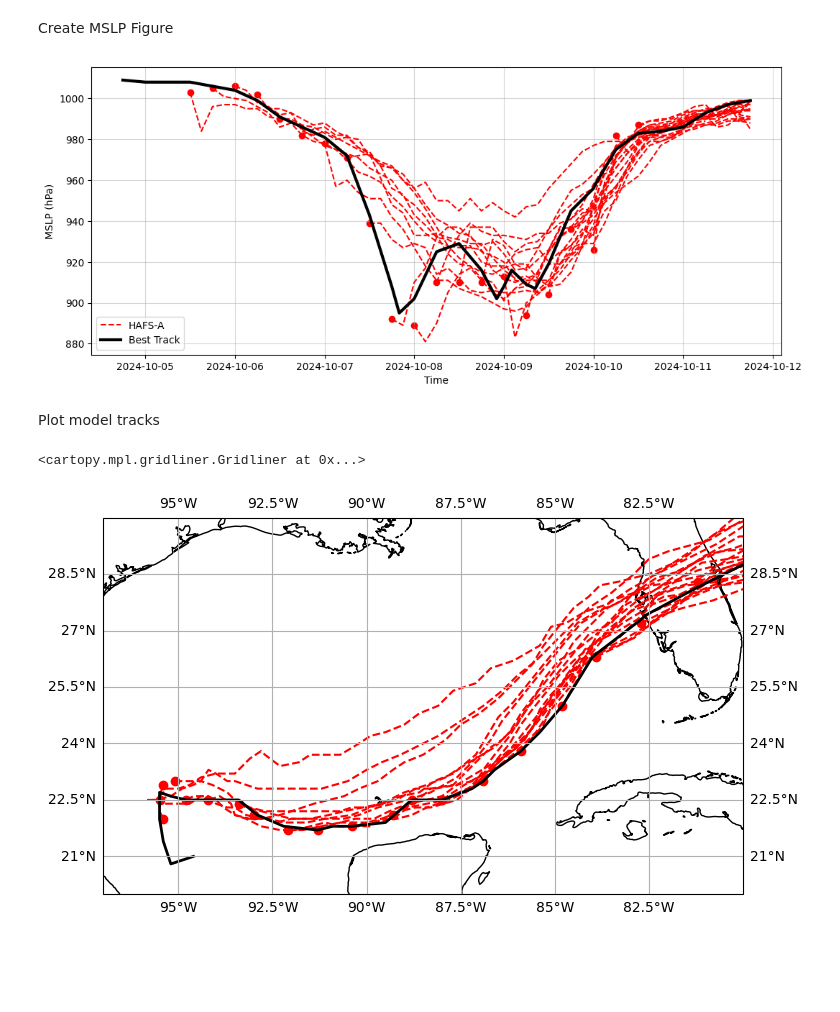
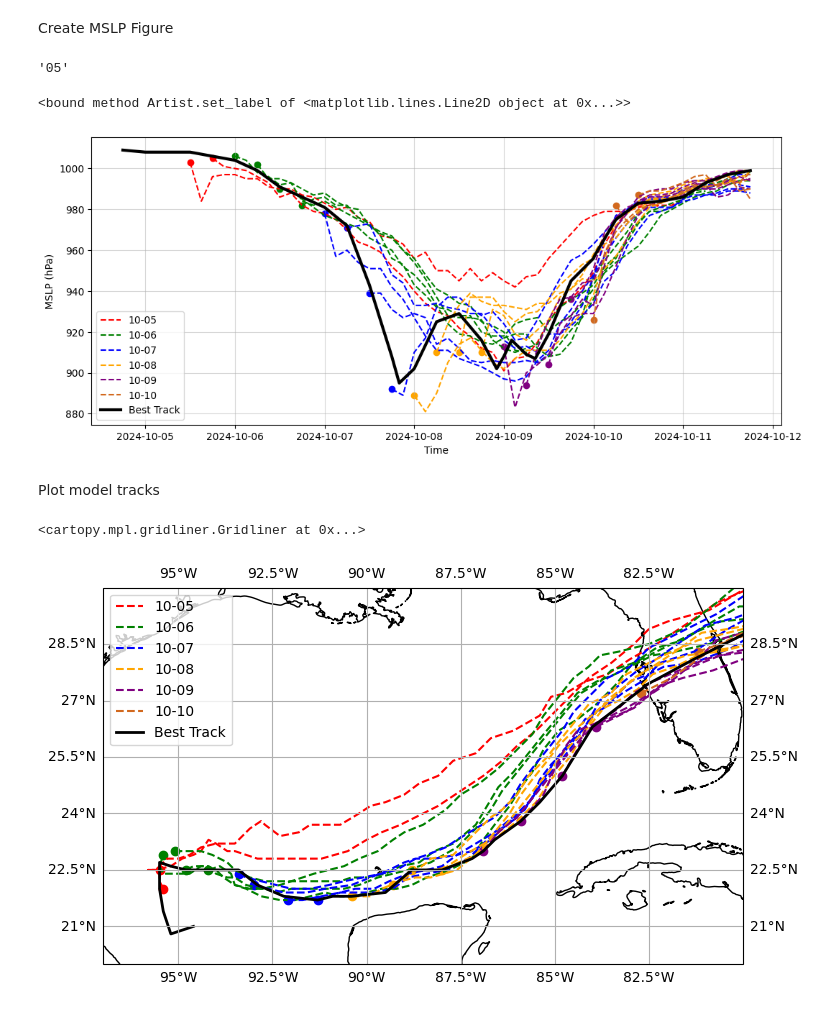
Before and after one commit to SeanBarnier/HAFS_Air-Sea, a Jupyter notebook: HAFSA_Atmosphere.ipynb, the cells around one changed output. Saved outputs shown, nothing was run; the diff lists cells and outputs as text; code cells hidden in the pictures; blank space fills up the shorter version.

Commit message:
Added color-coding to figures

```diff
--- a/HAFSA_Atmosphere.ipynb
+++ b/HAFSA_Atmosphere.ipynb
@@ -123,19 +175,33 @@ for init, fhourList in fcastTimes.items():
 # %% [markdown]
 Create MSLP Figure
+# %%
+run[6:8]
+# %% [output]
+'05'
+# %%
+mslpPlot[0].set_label
+# %% [output]
+<bound method Artist.set_label of <matplotlib.lines.Line2D object at 0x...>>
 # %%
 btDates = [dt.strptime(datetime, dateFormat) for datetime in tc.time]
 runDates = [dt.strptime(run, runFormat) for run in stormMSLP.keys()]
 stormStartMSLPs = [list(stormMSLP[key].values())[0] for key in stormMSLP.keys()]
 
+cols = {5:"red", 6:"green", 7:"blue", 8:"orange", 9:"purple", 10:"chocolate"}
+doneDays = []
+
 mslpFig = plt.figure(figsize=(12, 5))
 mslpAx = mslpFig.add_axes([0.1,0.1,0.8,0.8])
 
 for run in stormMSLP.keys():
-  if run == list(stormMSLP.keys())[0]: mslpAx.plot(stormMSLP[run].keys(), stormMSLP[run].values(), label="HAFS-A", linestyle="--", color="red")
-  else: mslpAx.plot(stormMSLP[run].keys(), stormMSLP[run].values(), linestyle="--", color="red")
+  #if run == list(stormMSLP.keys())[0]:
+  mslpPlot = mslpAx.plot(stormMSLP[run].keys(), stormMSLP[run].values(), linestyle="--", color=cols[int(run[6:8])])
+  if run[6:8] not in doneDays: mslpPlot[0].set_label(f"10-{run[6:8]}")
+  doneDays.append(run[6:8])
+  mslpAx.scatter(list(stormMSLP[run].keys())[0], list(stormMSLP[run].values())[0], color=cols[int(run[6:8])])
 
 #Add points to indicate the start of a run
-mslpAx.scatter(runDates, stormStartMSLPs, color="red")
+#mslpAx.scatter(runDates, stormStartMSLPs, color=cols[int(run[6:8])])
 
 mslpAx.plot(btDates, tc.mslp, label="Best Track", color="black", linewidth=3)
 
@@ -146,23 +212,29 @@ mslpAx.legend()
 
 mslpFig.savefig(filepath + "/mslp_allRuns.png")
 # %% [output]
-[figure, old version]
+[figure, new version]
 # %% [markdown]
 Plot model tracks
 # %%
 trackFig = plt.figure(figsize=(8, 5))
 trackAx = trackFig.add_axes([0.1,0.1,0.8,0.8], projection=ccrs.PlateCarree())
 
+cols = {5:"red", 6:"green", 7:"blue", 8:"orange", 9:"purple", 10:"chocolate"}
+doneDays = []
+
 for run in stormLat.keys():
-  trackAx.plot(stormLon[run].values(), stormLat[run].values(), linestyle="--", color="red")
-  trackAx.scatter(list(stormLon[run].values())[0], list(stormLat[run].values())[0], color="red")
+  trackPlot = trackAx.plot(stormLon[run].values(), stormLat[run].values(), linestyle="--", color=cols[int(run[6:8])])
+  if run[6:8] not in doneDays: trackPlot[0].set_label(f"10-{run[6:8]}")
+  doneDays.append(run[6:8])
+  trackAx.scatter(list(stormLon[run].values())[0], list(stormLat[run].values())[0], color=cols[int(run[6:8])])
 
-trackAx.plot(tc.lon, tc.lat, color="black", linewidth=2)
+trackAx.plot(tc.lon, tc.lat, color="black", linewidth=2, label="Best Track")
 
+trackAx.legend()
 trackAx.set_extent([-97, -80, 20, 30])
 trackAx.add_feature(cft.COASTLINE)
 trackAx.add_feature(cft.BORDERS)
 trackAx.gridlines(draw_labels=True)
 # %% [output]
 <cartopy.mpl.gridliner.Gridliner at 0x...>
-[figure, old version]
+[figure, new version]
```
Also changed, not shown: parts of 6 cells of this notebook.
